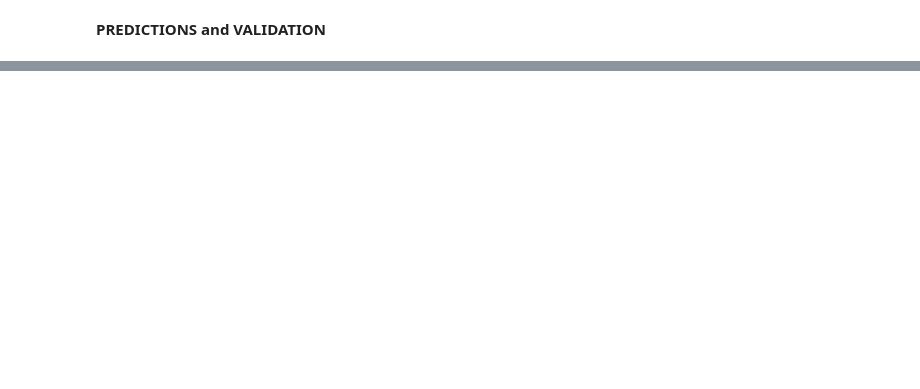
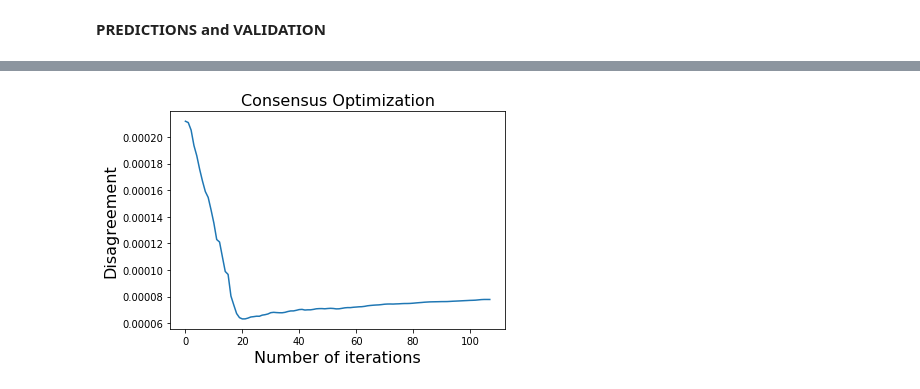
Before and after one commit to JoannaBroniarek/ParallelSVM, a Jupyter notebook: Consensus-Parallel-SVM.ipynb, the cells around one changed output, grey strips where cells are left out. Drawn from its saved outputs; the diff is of its cells as text; code cells hidden in the pictures; blank space fills up the shorter version.

```diff
--- a/Consensus-Parallel-SVM.ipynb
+++ b/Consensus-Parallel-SVM.ipynb
@@ -372,0 +350,8 @@ test_acc 0.85
+# %%
+plt.plot(range(counter-1), [dis for dis in history_disagr], label="Disagreement")
+plt.title("Consensus Optimization", fontsize=16)
+plt.xlabel("Number of iterations", fontsize=16)
+plt.ylabel("Disagreement", fontsize=16)
+plt.savefig("Consensus_Dis.jpg")
+# %% [output]
+[figure, added]
```
Also changed, not shown: parts of 73 cells of this notebook, 2 other files.
